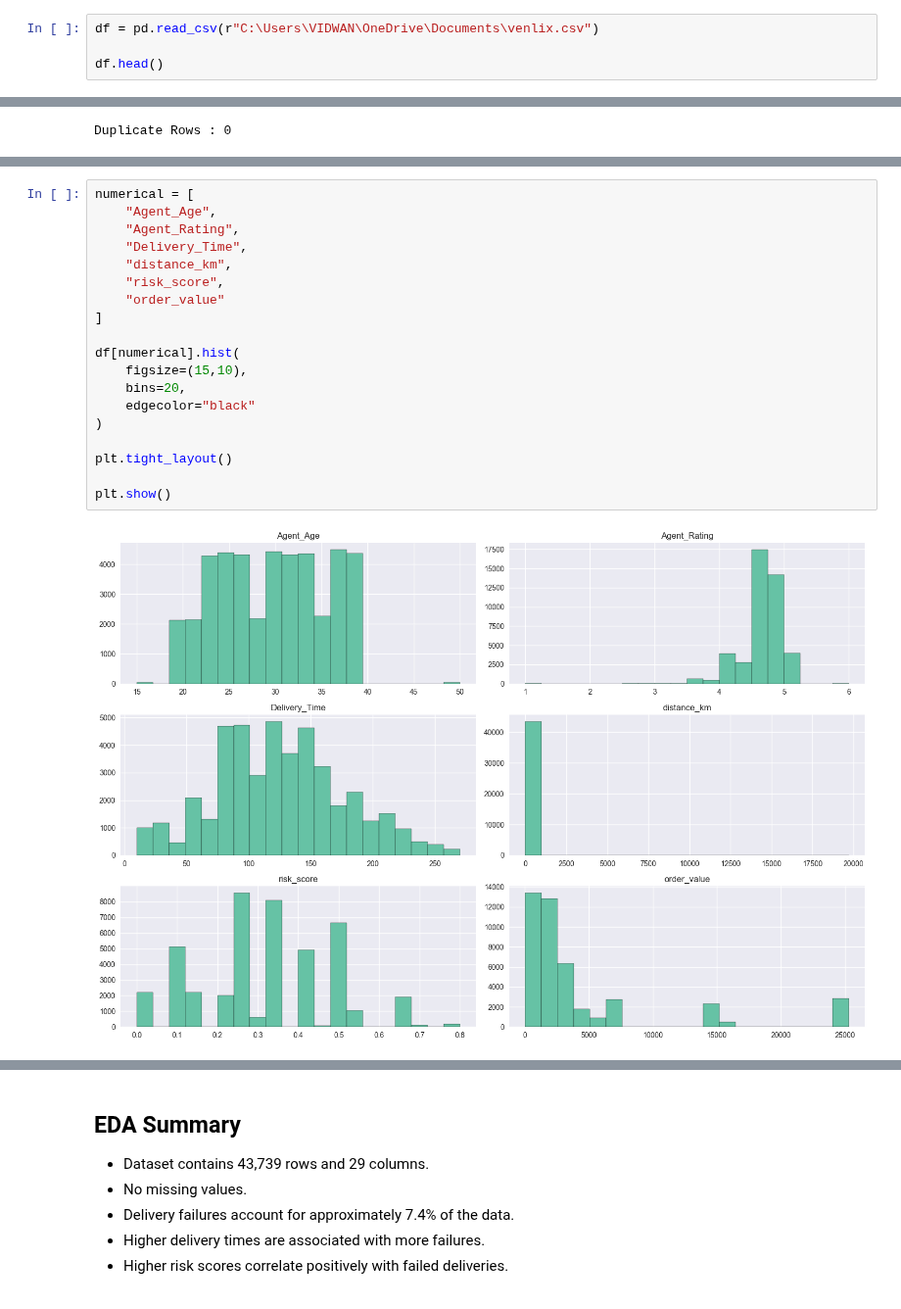
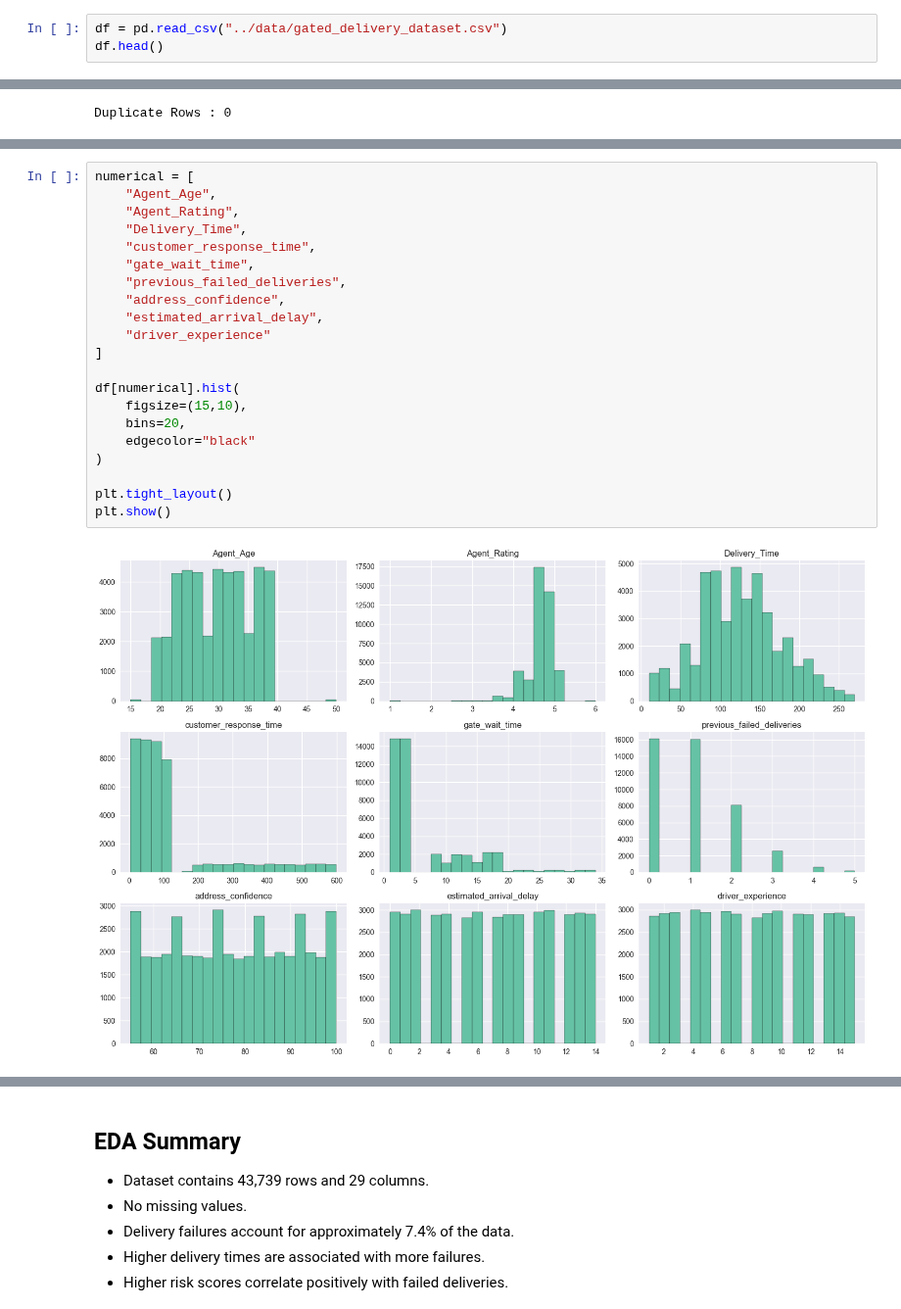
Before and after one commit to vidwansai66/Venlix, a Jupyter notebook: notebooks/02_EDA.ipynb, the cells around one changed output, grey strips where cells are left out. Shown at 98% size. Drawn from its saved outputs; the diff is of its cells as text.

```diff
--- a/notebooks/02_EDA.ipynb
+++ b/notebooks/02_EDA.ipynb
@@ -16,7 +16,6 @@ print("Libraries Imported Successfully ✅")
 # %% [output]
 Libraries Imported Successfully ✅
 # %%
-df = pd.read_csv(r"C:\Users\VIDWAN\OneDrive\Documents\venlix.csv")
-
+df = pd.read_csv("../data/gated_delivery_dataset.csv")
 df.head()
 # %% [output]
@@ -147,24 +137,26 @@ plt.show()
 # %%
 numerical = [
     "Agent_Age",
     "Agent_Rating",
     "Delivery_Time",
-    "distance_km",
-    "risk_score",
-    "order_value"
+    "customer_response_time",
+    "gate_wait_time",
+    "previous_failed_deliveries",
+    "address_confidence",
+    "estimated_arrival_delay",
+    "driver_experience"
 ]
 
 df[numerical].hist(
     figsize=(15,10),
     bins=20,
     edgecolor="black"
 )
 
 plt.tight_layout()
-
 plt.show()
 # %% [output]
-[figure, old version]
+[figure, new version]
 # %%
 fig, axes = plt.subplots(2,3, figsize=(16,8))
 
```
Also changed, not shown: parts of 21 cells of this notebook, 42 other files.
